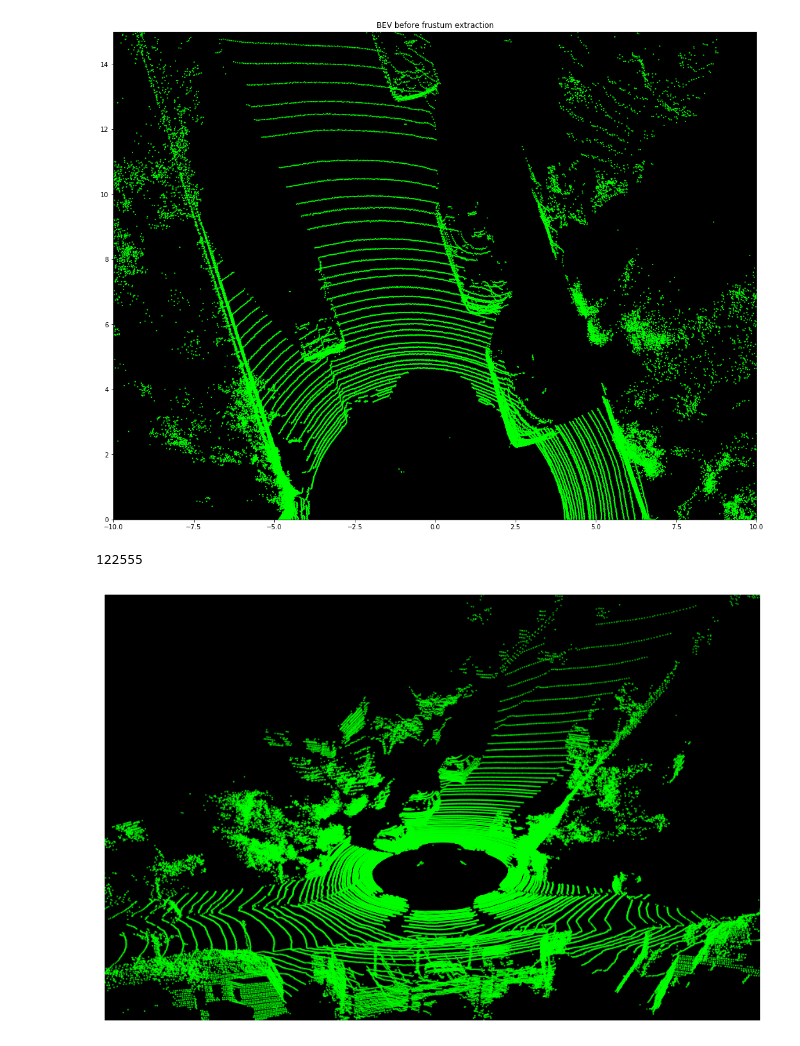
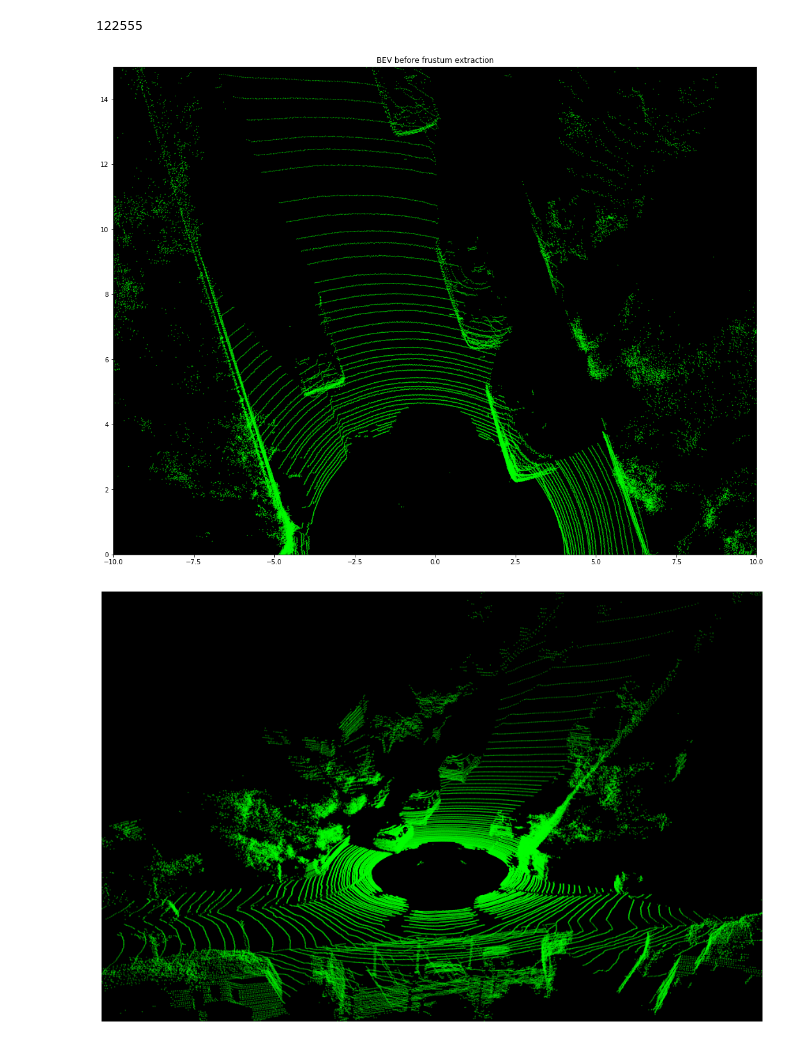
Before and after one commit to jingtianyilong/PyTorch-YOLOv3, a Jupyter notebook: Visulize BEV.ipynb, the cells around one changed output. Saved outputs shown, nothing was run; the diff lists cells and outputs as text; code cells hidden in the pictures.

```diff
--- a/Visulize BEV.ipynb
+++ b/Visulize BEV.ipynb
@@ -1,5 +1,4 @@
 # %%
-
 from models import *
 from utils.utils import *
 from utils.datasets import *
@@ -19,7 +18,6 @@ from torchvision import datasets
 from torch.autograd import Variable
 
 import matplotlib
-# matplotlib.use('TkAgg')
 import matplotlib.pyplot as plt
 import matplotlib.patches as patches
 from matplotlib.ticker import NullLocator
@@ -32,12 +30,12 @@ def drawBEV(point_cloud_,color=(0,1,0)):
     f = plt.figure(figsize=(18, 14))
     ax = f.add_subplot(111)
     ax.scatter(point_cloud_[:,1],point_cloud_[:,0],
-                s=1, c=[color]*len(point_cloud))
+                s=0.1, c=[color]*len(point_cloud_))
     ax.set_title('BEV before frustum extraction')
     ax.set_ylim(0,15)
     ax.set_xlim(-10,10)
     ax.set_facecolor((0,0,0))
-    plt.show()
+# #     plt.show()
 
 def draw3D(point_cloud_,color=(0,1,0),angle=(60,180)):
     f = plt.figure(figsize=(15, 10))
@@ -49,8 +47,8 @@ def draw3D(point_cloud_,color=(0,1,0),angle=(60,180)):
     ax.view_init(angle[0],angle[1])
     ax.grid(False)
     plt.axis('off')
-    ax.scatter(point_cloud_[:,0],point_cloud_[:,1],point_cloud_[:,2], s=1, c=[(0,1,0)]*len(point_cloud_))
-    plt.show()
+    ax.scatter(point_cloud_[:,0],point_cloud_[:,1],point_cloud_[:,2], s=0.1, c=[(0,1,0)]*len(point_cloud_))
+#     plt.show()
 
 axes_limits = [
     [0, 10], # X axis range
@@ -63,9 +61,9 @@ axes_str = ['X', 'Y', 'Z']
 image_folder = 'examples/'
 config_path = 'config/v390.cfg'
 weights_path = 'weights/v390_final.weights'
-kitti_path = '/home/project/ZijieMA/KITTI/'
+kitti_path = '/home/zijieguo/project/KITTI/'
 class_path = 'data/coco.names'
-conf_thres = 0.8
+conf_thres = 0.5
 nms_thres = 0.4
 batch_size = 1
 n_cpu = 16
@@ -87,40 +85,42 @@ if detections[0] is not None:
         detections_with_distance[:,:-1] = detections
 
 img_id = 8
 img_path = 'examples/000008.png'
 img_size_after_resize = img_size
 lidar_path = '%straining/velodyne/%06d.bin' % (kitti_path, img_id)
 calib = calibread('%straining/calib/%06d.txt' % (kitti_path, img_id))
-img = cv2.imread('/home/project/ZijieMA/PyTorch-YOLOv3/examples/%06d.png' % img_id, cv2.IMREAD_UNCHANGED)
+img = cv2.imread('/home/zijieguo/project/PyTorch-YOLOv3/examples/%06d.png' % img_id, cv2.IMREAD_UNCHANGED)
 # img = cv2.imread(img_path, cv2.IMREAD_UNCHANGED)
 img_width_orig = img.shape[1]
 
 img_height_orig = img.shape[0]
 
 pad_x = max(img_height_orig - img_width_orig, 0) * (img_size_after_resize / max(img_width_orig, img_height_orig))
 pad_y = max(img_width_orig - img_height_orig, 0) * (img_size_after_resize / max(img_width_orig, img_height_orig))
 point_cloud = np.fromfile(lidar_path, dtype=np.float32).reshape(-1, 4)
 
 # Image height and width after padding is removed
 unpad_h = img_size_after_resize - pad_y
 unpad_w = img_size_after_resize - pad_x
 # detections with shape: (x1, y1, x2, y2, object_conf, class_score, class_pred)
 
 P2 = calib["P2"] # 3x4 matris projection matrix after rectification
 # （u,v,1） = dot(P2, (x,y,z,1))
 Height_of_camera = 1.65
 fu = P2[0][0]  # for horizontal position
 fv = P2[1][1]
 
 drawBEV(point_cloud,(0,1,0))
+plt.savefig('01_BEV_origin.png',dpi=300)
 print(len(point_cloud))
 # %% [output]
+122555
-[figure, old version]
+[figure, new version]
-122555
 # %%
 draw3D(point_cloud,(0,1,0),(60,180))
+plt.savefig('02_3D_origin.png',dpi=300)
 # %% [output]
-[figure, old version]
+[figure, new version]
 # %%
 for detection in detections_with_distance:
     detection = detection.numpy()
```
Also changed, not shown: parts of 12 cells of this notebook, 9 other files.
